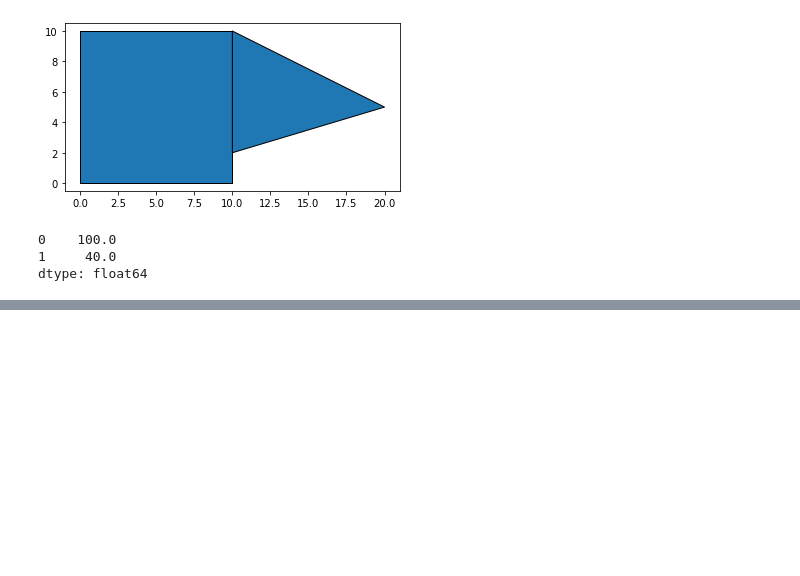
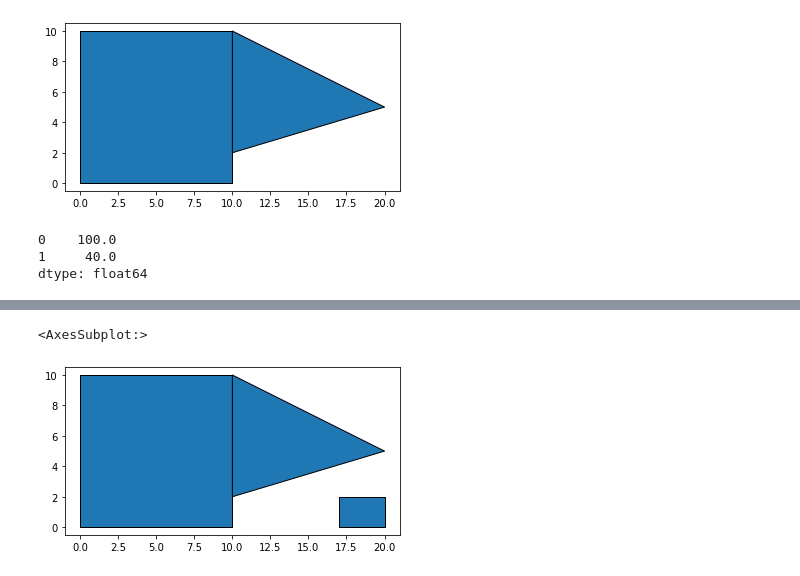
Before and after one commit to sjsrey/geoplanar, a Jupyter notebook: notebooks/slivers.ipynb, the cells around one changed output, grey strips where cells are left out. Cells and saved outputs as stored; diff of their text form; code cells hidden in the pictures; blank space fills up the shorter version.

```diff
--- a/notebooks/slivers.ipynb
+++ b/notebooks/slivers.ipynb
@@ -67,0 +87,5 @@ dtype: float64
+# %%
+geoplanar.fill_holes(gdf, largest=False).plot(edgecolor='k')
+# %% [output]
+<AxesSubplot:>
+[figure, added]
```
Also changed, not shown: parts of 7 cells of this notebook, 1 other file.
